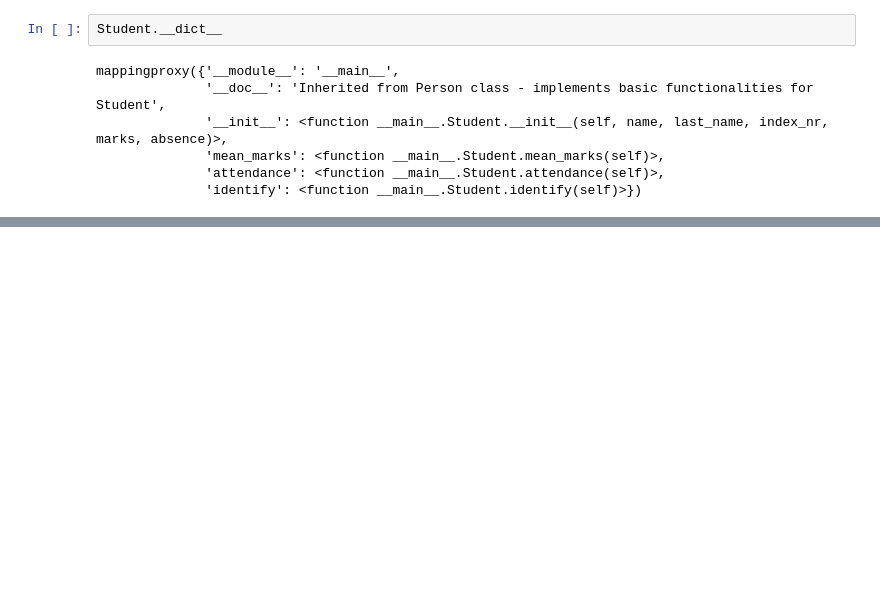
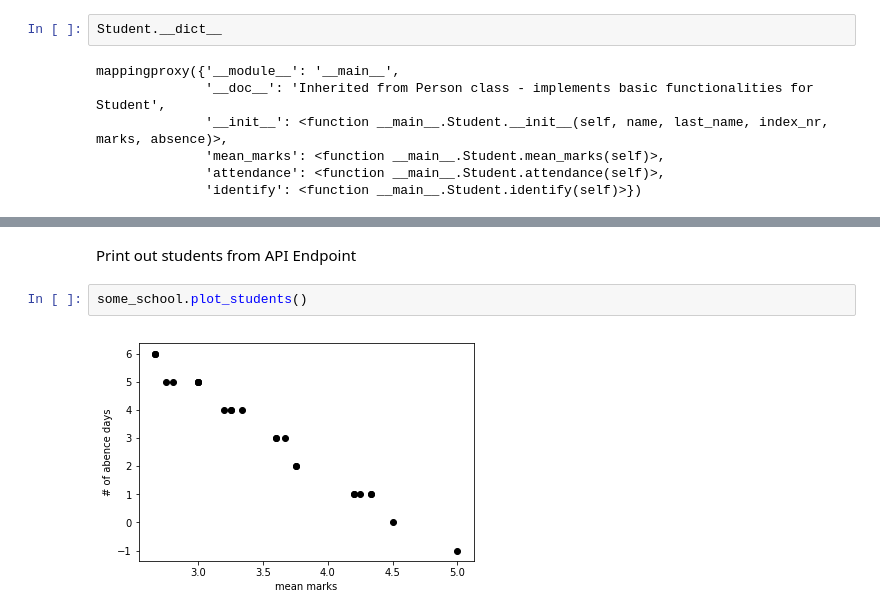
Before and after one commit to kajzer/bootcamp_data_science, a Jupyter notebook: Week_01/Refactor_OOP_and_linear_regression.ipynb, the cells around one changed output, grey strips where cells are left out. Drawn from its saved outputs; the diff is of its cells as text; blank space fills up the shorter version.

```diff
--- a/Week_01/Refactor_OOP_and_linear_regression.ipynb
+++ b/Week_01/Refactor_OOP_and_linear_regression.ipynb
@@ -309,0 +359,6 @@ mean_marks() method of __main__.Student instance
+# %% [markdown]
+Print out students from API Endpoint
+# %%
+some_school.plot_students()
+# %% [output]
+[figure, added]
```
Also changed, not shown: parts of 17 cells of this notebook.
